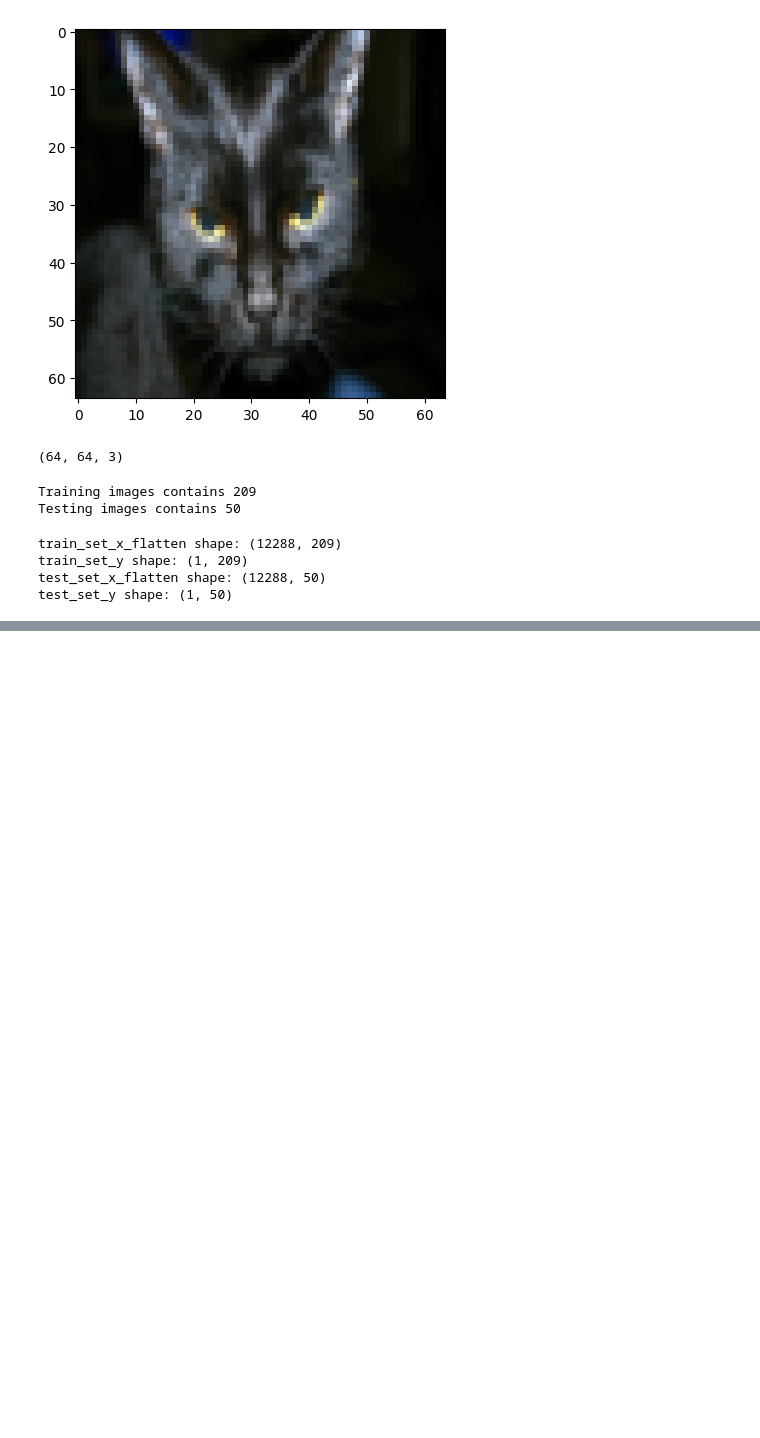
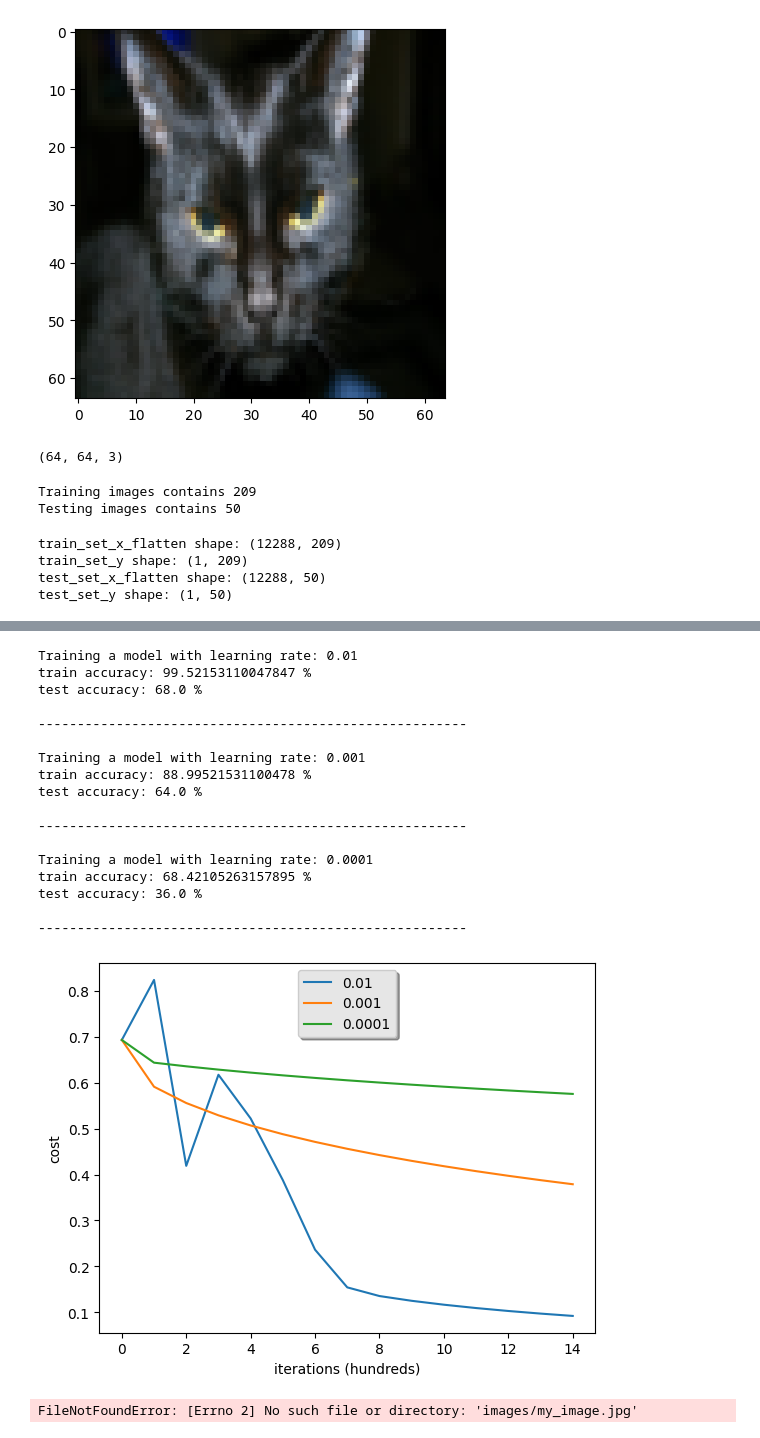
Before and after one commit to AbdulManaf12/Python, a Jupyter notebook: Practice/Logistic Regression.ipynb, the cells around one changed output, grey strips where cells are left out. Drawn from its saved outputs; the diff is of its cells as text; code cells hidden in the pictures; blank space fills up the shorter version.

```diff
--- a/Practice/Logistic Regression.ipynb
+++ b/Practice/Logistic Regression.ipynb
@@ -282,0 +323,53 @@ def model(X_train, Y_train, X_test, Y_test, num_iterations = 2000, learning_rate
+# %%
+learning_rates = [0.01, 0.001, 0.0001]
+models = {}
+
+for lr in learning_rates:
+    print ("Training a model with learning rate: " + str(lr))
+    models[str(lr)] = model(train_set_x, train_set_y, test_set_x, test_set_y, num_iterations=1500, learning_rate=lr, print_cost=False)
+    print ('\n' + "-------------------------------------------------------" + '\n')
+
+for lr in learning_rates:
+    plt.plot(np.squeeze(models[str(lr)]["costs"]), label=str(models[str(lr)]["learning_rate"]))
+
+plt.ylabel('cost')
+plt.xlabel('iterations (hundreds)')
+
+legend = plt.legend(loc='upper center', shadow=True)
+frame = legend.get_frame()
+frame.set_facecolor('0.90')
+plt.show()
+# %% [output]
+Training a model with learning rate: 0.01
+train accuracy: 99.52153110047847 %
+test accuracy: 68.0 %
+
+-------------------------------------------------------
+
+Training a model with learning rate: 0.001
+train accuracy: 88.99521531100478 %
+test accuracy: 64.0 %
+
+-------------------------------------------------------
+
+Training a model with learning rate: 0.0001
+train accuracy: 68.42105263157895 %
+test accuracy: 36.0 %
+
+-------------------------------------------------------
+[figure, added]
+# %%
+# change this to the name of your image file
+my_image = "my_image.jpg"
+
+# We preprocess the image to fit your algorithm.
+fname = "images/" + my_image
+image = np.array(Image.open(fname).resize((num_px, num_px)))
+plt.imshow(image)
+image = image / 255.
+image = image.reshape((1, num_px * num_px * 3)).T
+my_predicted_image = predict(logistic_regression_model["w"], logistic_regression_model["b"], image)
+
+print("y = " + str(np.squeeze(my_predicted_image)) + ", your algorithm predicts a \"" + classes[int(np.squeeze(my_predicted_image)),].decode("utf-8") +  "\" picture.")
+# %% [output]
+FileNotFoundError: [Errno 2] No such file or directory: 'images/my_image.jpg'
```
Also changed, not shown: parts of 6 cells of this notebook.
